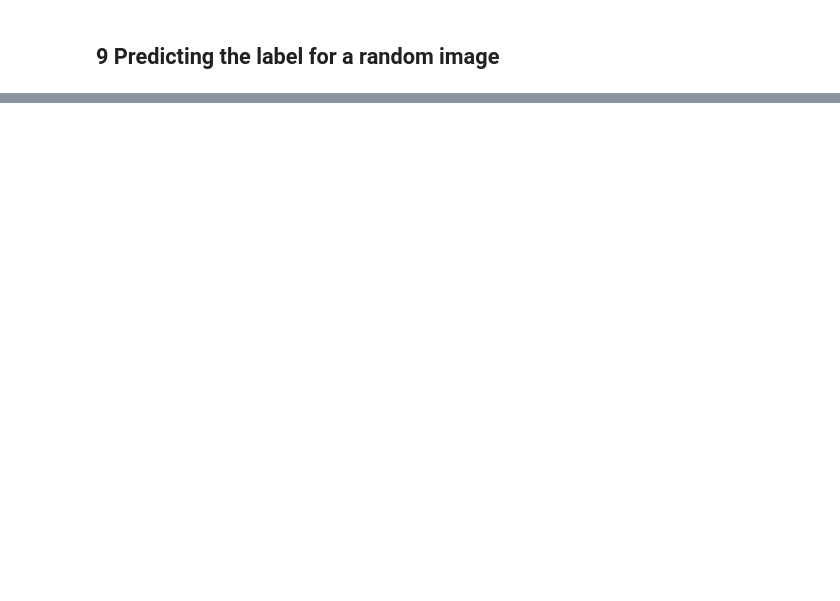
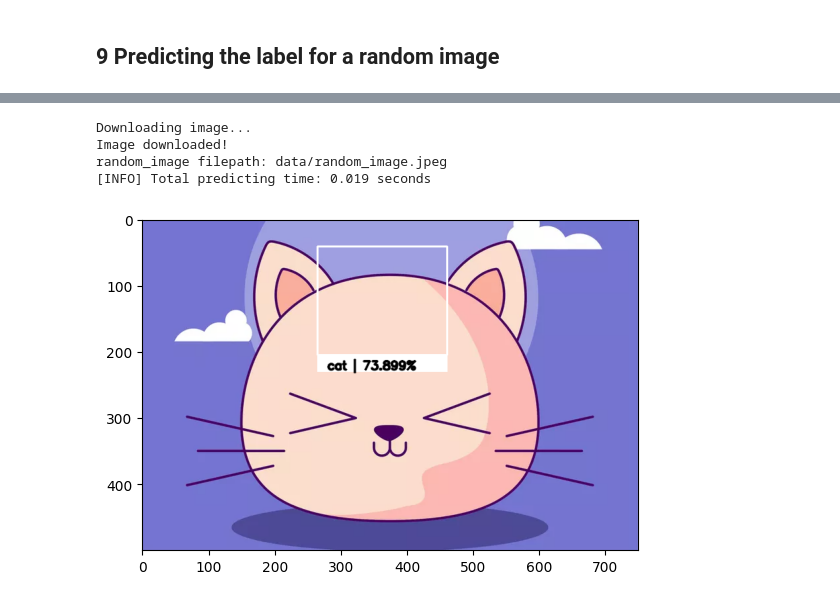
Before and after one commit to m10singh94/ClassificationAndBoundingBoxPrediction, a Jupyter notebook: ClassificationWithBoundingBoxPrediction.ipynb, the cells around one changed output, grey strips where cells are left out. Cells and saved outputs as stored; diff of their text form; code cells hidden in the pictures; blank space fills up the shorter version.

```diff
--- a/ClassificationWithBoundingBoxPrediction.ipynb
+++ b/ClassificationWithBoundingBoxPrediction.ipynb
@@ -778,0 +823,14 @@ random_image filepath: data/random_image.jpeg
+# %%
+image_link = "https://www.dailypaws.com/thmb/BHV8IVy68trUQf1aoQVL0dK5MIo=/750x0/filters:no_upscale():max_bytes(150000):strip_icc():format(webp)/anime-cat-names-1204854078-2000-d34f509ae54943d8b78cfb4bf9ba0678.jpg"
+predict_random_img(data_path=data_path,
+                  image_link=image_link,
+                  model=objectDetector,
+                  class_names=class_names,
+                  transform=test_transform,
+                  device=device)
+# %% [output]
+Downloading image...
+Image downloaded!
+random_image filepath: data/random_image.jpeg
+[INFO] Total predicting time: 0.019 seconds
+[figure, added]
```
Also changed, not shown: parts of 52 cells of this notebook.
